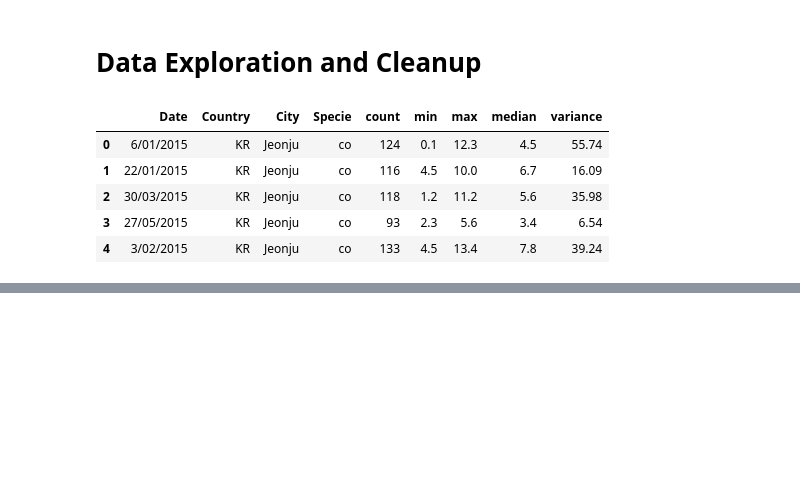
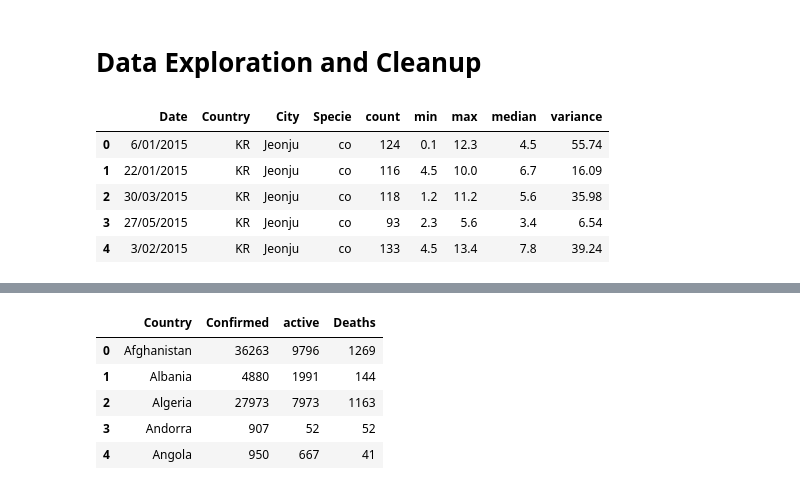
Before and after one commit to firdausmehta/COVID19-Global-Air-Quality, a Jupyter notebook: Clean_Data.ipynb, the cells around one changed output, grey strips where cells are left out. Saved outputs shown, nothing was run; the diff lists cells and outputs as text; code cells hidden in the pictures; blank space fills up the shorter version.

```diff
--- a/Clean_Data.ipynb
+++ b/Clean_Data.ipynb
@@ -31,0 +54,16 @@ master_df.head()
+# %%
+# Group datas by Country
+covid_df['active'] = covid_df['Confirmed'] - covid_df['Deaths'] - covid_df['Recovered']
+top = covid_df[covid_df['Date'] == covid_df['Date'].max()]
+
+world = top.groupby('Country')['Confirmed','active','Deaths'].sum()
+world = top.groupby('Country')['Confirmed','active','Deaths'].sum().reset_index()
+#world.head()
+world.head()
+# %% [output]
+|  | Country | Confirmed | active | Deaths |
+| 0 | Afghanistan | 36263 | 9796 | 1269 |
+| 1 | Albania | 4880 | 1991 | 144 |
+| 2 | Algeria | 27973 | 7973 | 1163 |
+| 3 | Andorra | 907 | 52 | 52 |
+| 4 | Angola | 950 | 667 | 41 |
```
Also changed, not shown: parts of 20 cells of this notebook.
